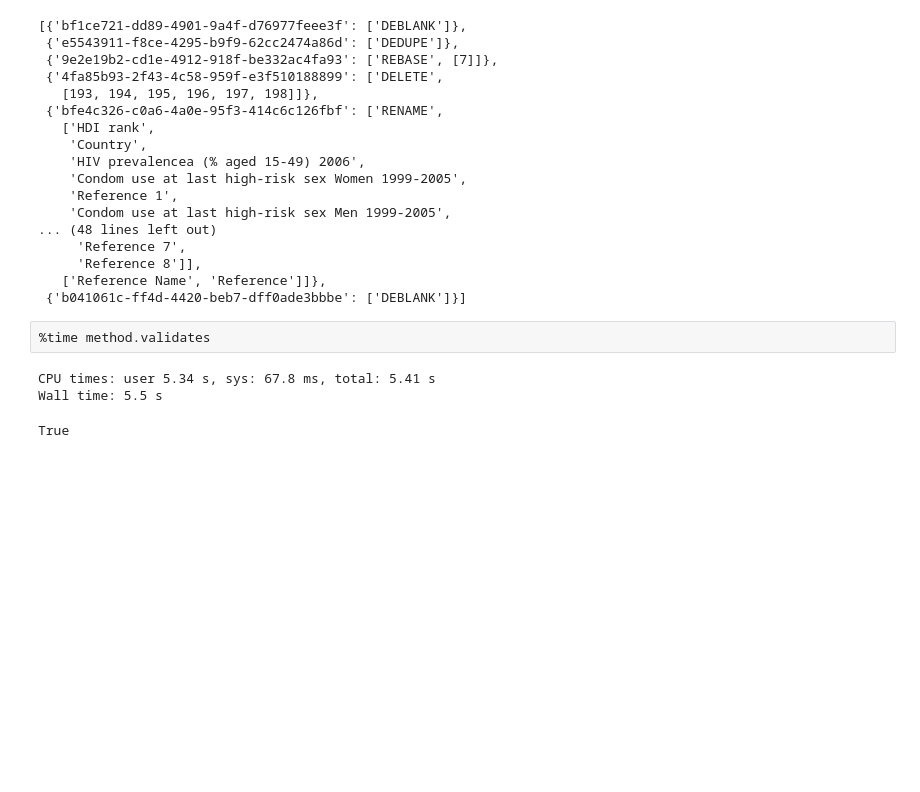
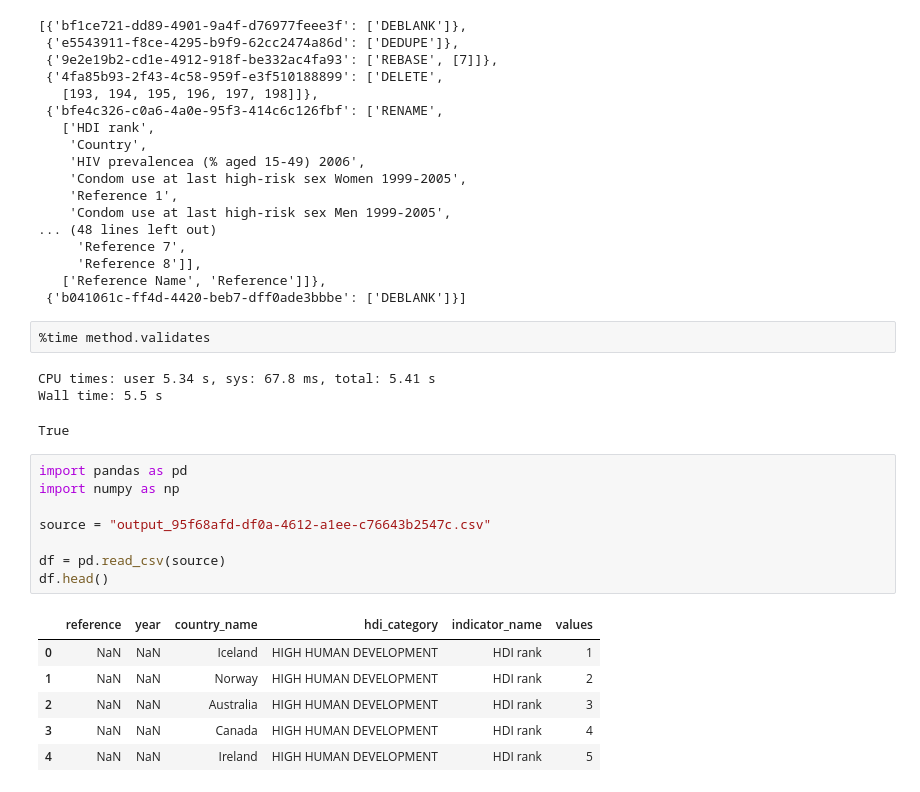
Before and after one commit to peufan/livrable-2.2, a Jupyter notebook: Sawadogo/SCRIPT_EXERCICE.ipynb, the cells around one changed output. Drawn from its saved outputs; the diff is of its cells as text; blank space fills up the shorter version.

```diff
--- a/Sawadogo/SCRIPT_EXERCICE.ipynb
+++ b/Sawadogo/SCRIPT_EXERCICE.ipynb
@@ -399,3 +399,18 @@ method.input_data_morphs(_id)
 CPU times: user 5.34 s, sys: 67.8 ms, total: 5.41 s
 Wall time: 5.5 s
 True
+# %%
+import pandas as pd
+import numpy as np
+
+source = "output_95f68afd-df0a-4612-a1ee-c76643b2547c.csv"
+
+df = pd.read_csv(source)
+df.head()
+# %% [output]
+|  | reference | year | country_name | hdi_category | indicator_name | values |
+| 0 | NaN | NaN | Iceland | HIGH HUMAN DEVELOPMENT | HDI rank | 1 |
+| 1 | NaN | NaN | Norway | HIGH HUMAN DEVELOPMENT | HDI rank | 2 |
+| 2 | NaN | NaN | Australia | HIGH HUMAN DEVELOPMENT | HDI rank | 3 |
+| 3 | NaN | NaN | Canada | HIGH HUMAN DEVELOPMENT | HDI rank | 4 |
+| 4 | NaN | NaN | Ireland | HIGH HUMAN DEVELOPMENT | HDI rank | 5 |
```
Also changed, not shown: parts of 3 cells of this notebook.
